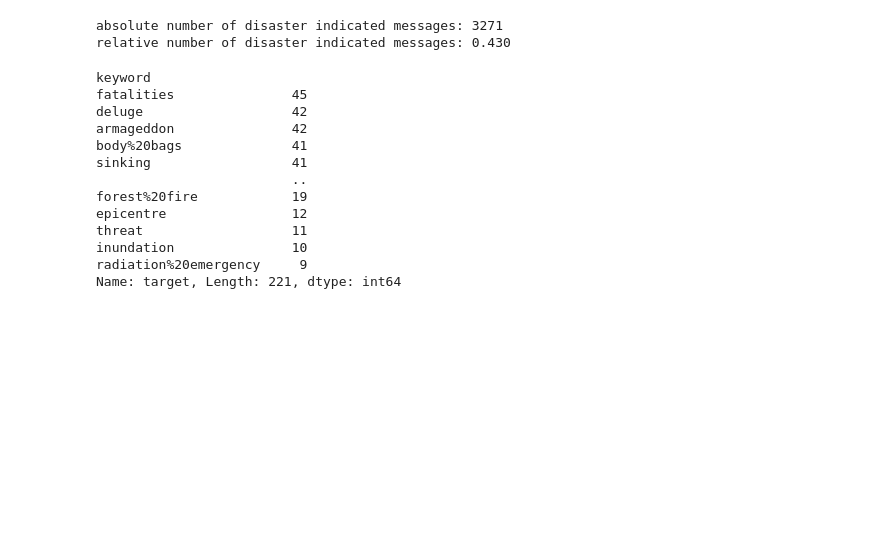
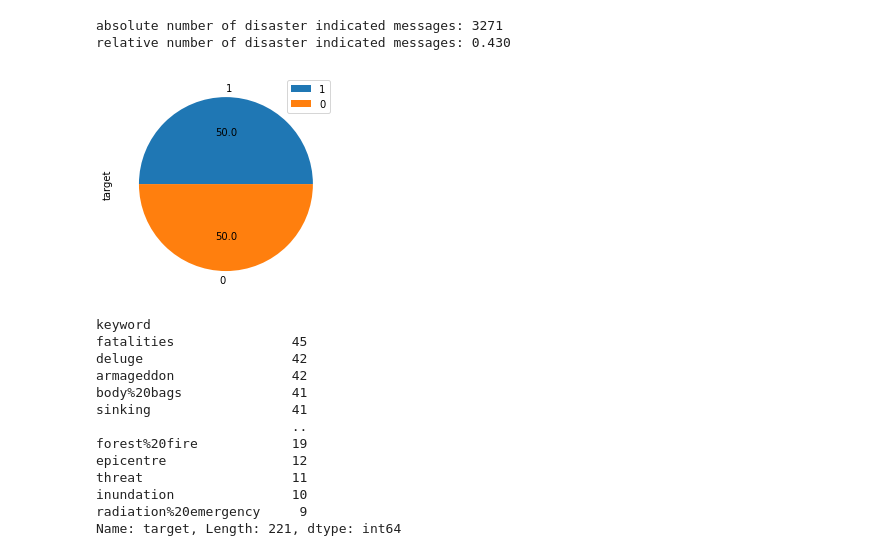
Before and after one commit to TTD-JPO/TDD-project, a Jupyter notebook: disaster_tweets_jedi_v1.ipynb, the cells around one changed output. Cells and saved outputs as stored; diff of their text form; code cells hidden in the pictures; blank space fills up the shorter version.

```diff
--- a/disaster_tweets_jedi_v1.ipynb
+++ b/disaster_tweets_jedi_v1.ipynb
@@ -70,6 +70,10 @@ print( f"relative number of disaster indicated messages: {disaster_tweets.target
 # %% [output]
 absolute number of disaster indicated messages: 3271
 relative number of disaster indicated messages: 0.430
+# %%
+disaster_tweets.loc[[1, 0], :].plot.pie(y='target', autopct=lambda x: round(x, 2));
+# %% [output]
+[figure, added]
 # %%
 keys      = list(disaster_tweets.keyword.unique() )
 locations = list(disaster_tweets.location.unique() )
```
